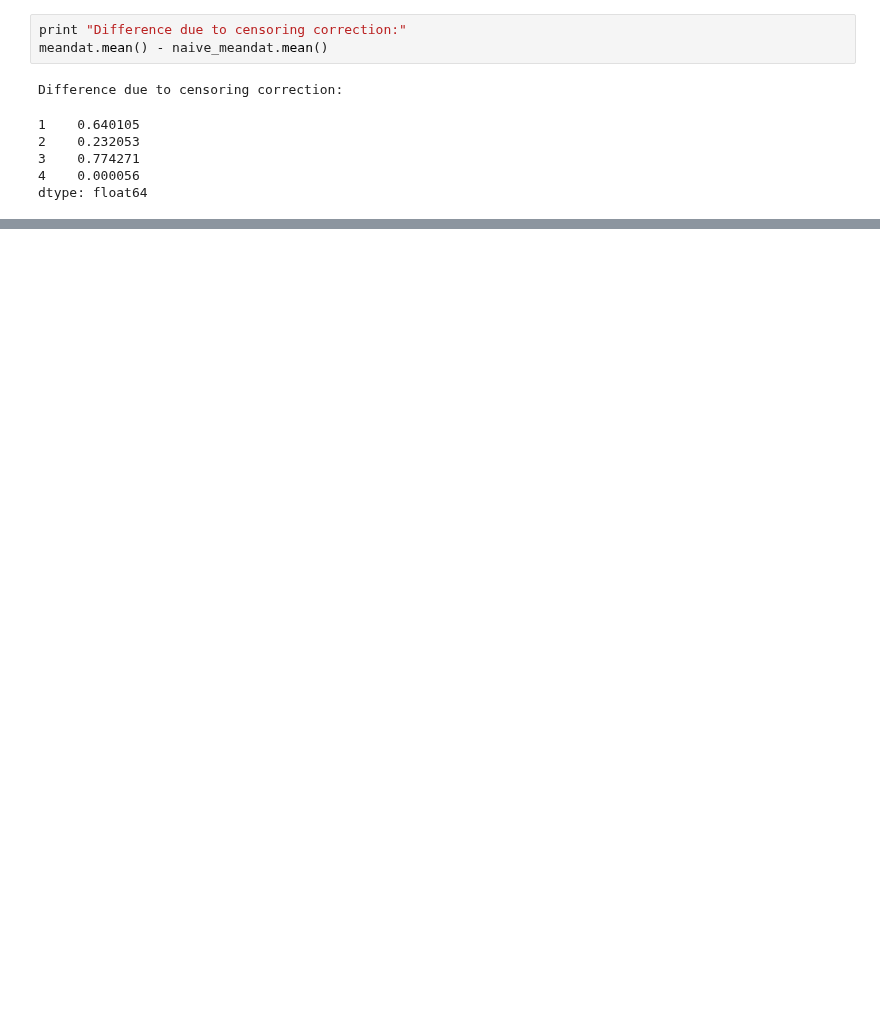
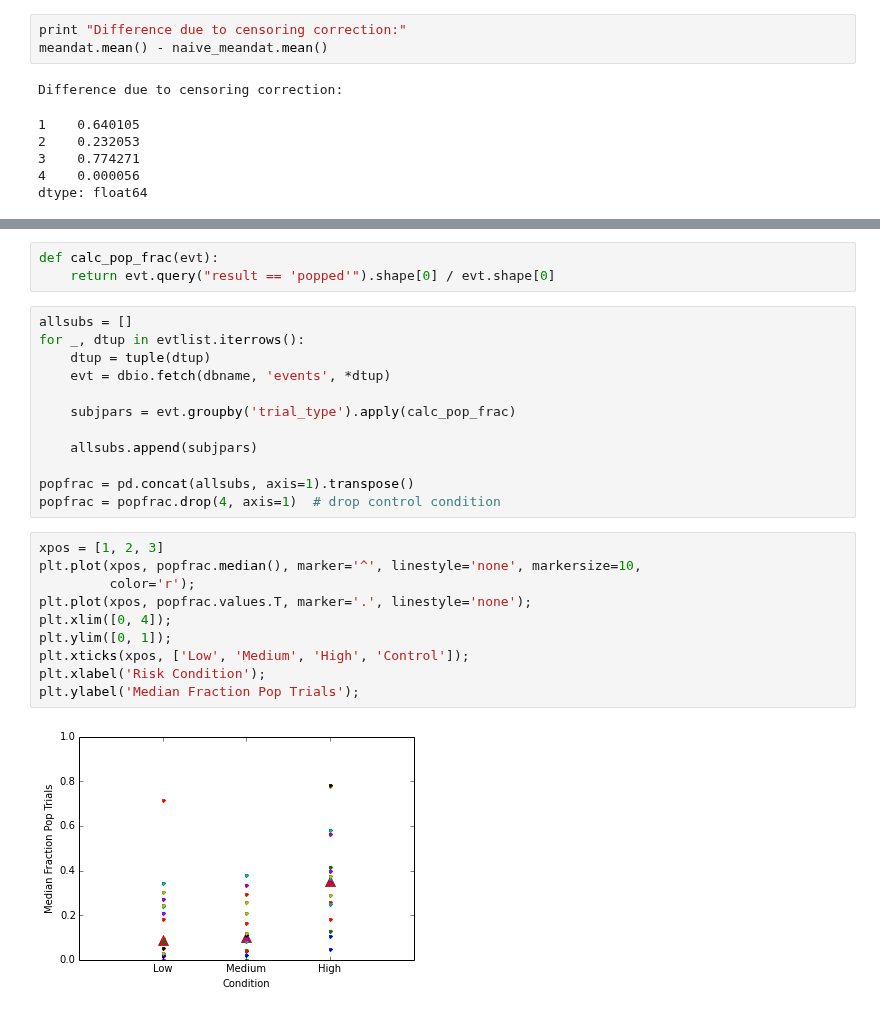
Before and after one commit to jmxpearson/hephys, a Jupyter notebook: bartc/behavior_analysis_scratch.ipynb, the cells around one changed output, grey strips where cells are left out. Saved outputs shown, nothing was run; the diff lists cells and outputs as text; blank space fills up the shorter version.

```diff
--- a/bartc/behavior_analysis_scratch.ipynb
+++ b/bartc/behavior_analysis_scratch.ipynb
@@ -143,0 +153,27 @@ dtype: float64
+# %%
+def calc_pop_frac(evt):
+    return evt.query("result == 'popped'").shape[0] / evt.shape[0]
+# %%
+allsubs = []
+for _, dtup in evtlist.iterrows():
+    dtup = tuple(dtup)
+    evt = dbio.fetch(dbname, 'events', *dtup)
+
+    subjpars = evt.groupby('trial_type').apply(calc_pop_frac)
+
+    allsubs.append(subjpars)
+
+popfrac = pd.concat(allsubs, axis=1).transpose()
+popfrac = popfrac.drop(4, axis=1)  # drop control condition
+# %%
+xpos = [1, 2, 3]
+plt.plot(xpos, popfrac.median(), marker='^', linestyle='none', markersize=10,
+         color='r');
+plt.plot(xpos, popfrac.values.T, marker='.', linestyle='none');
+plt.xlim([0, 4]);
+plt.ylim([0, 1]);
+plt.xticks(xpos, ['Low', 'Medium', 'High', 'Control']);
+plt.xlabel('Risk Condition');
+plt.ylabel('Median Fraction Pop Trials');
+# %% [output]
+[figure, added]
```
Also changed, not shown: parts of 6 cells of this notebook.
